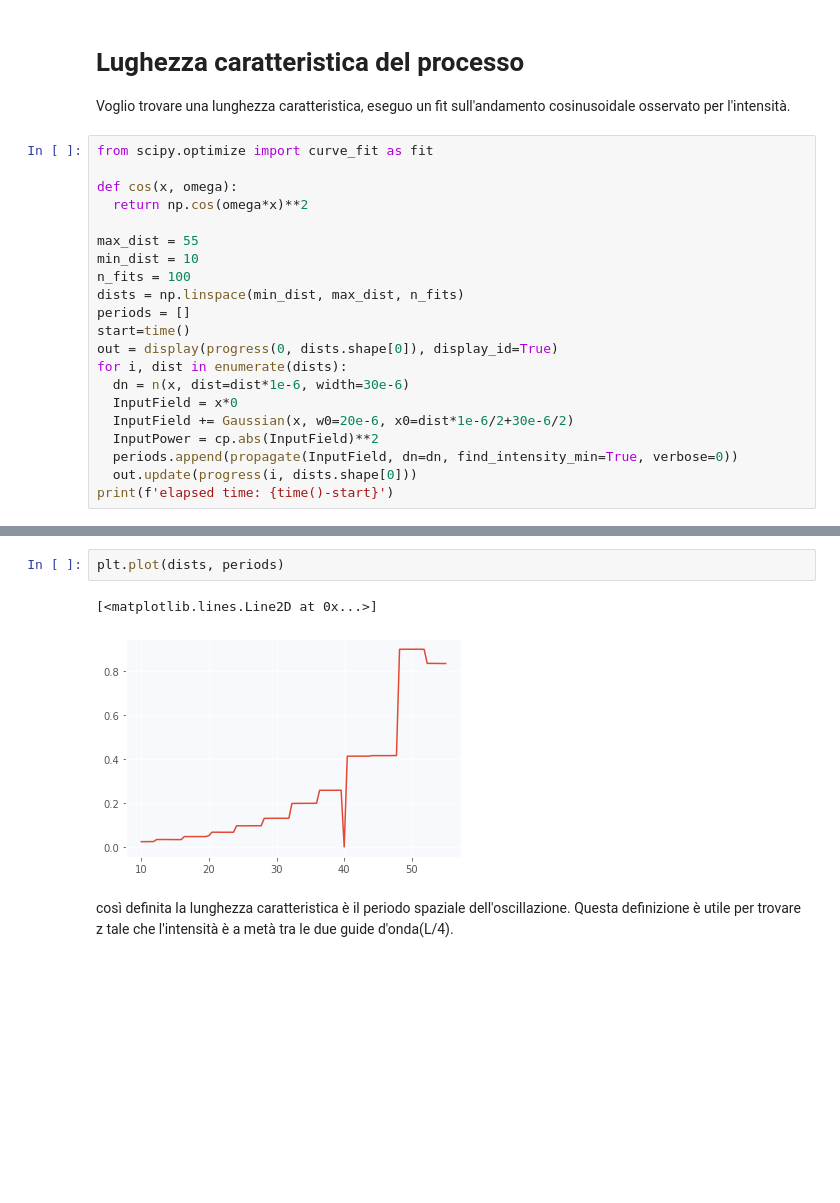
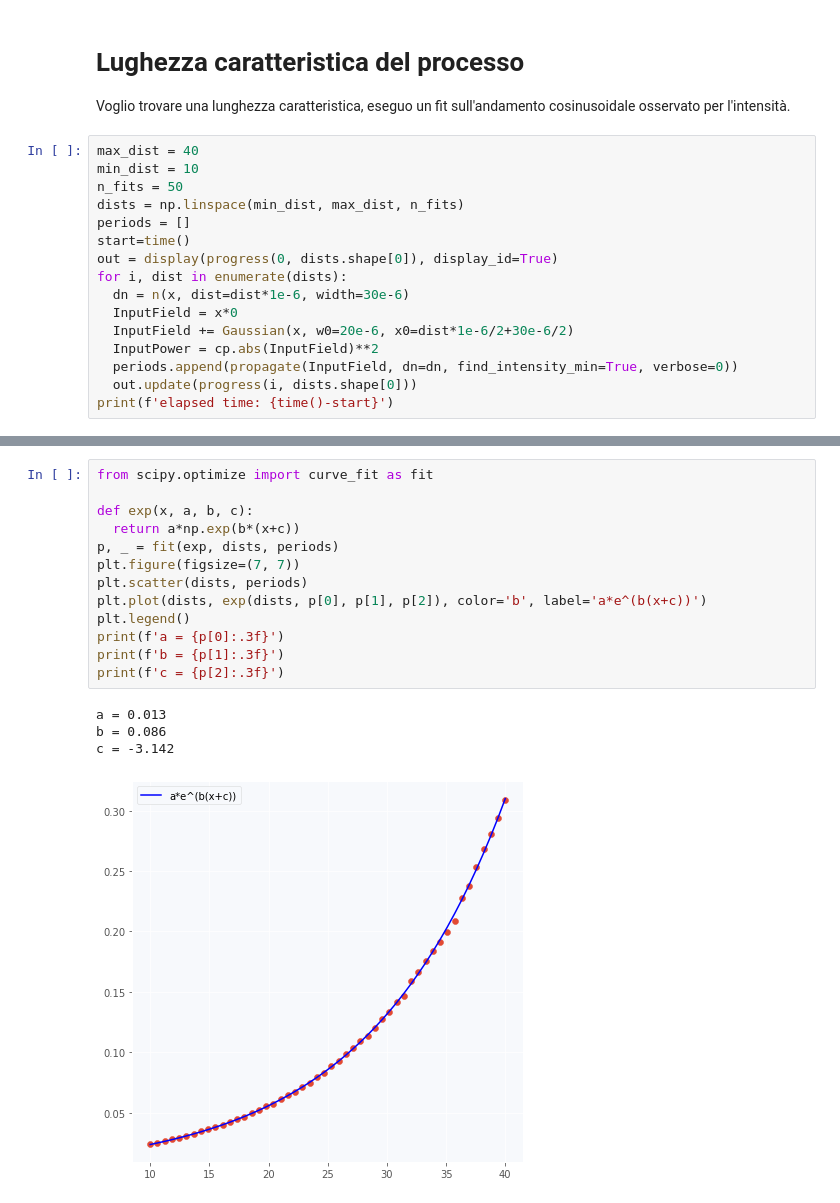
Before and after one commit to Unoaccaso/lab_projects, a Jupyter notebook: gioco_del_saltabuco.ipynb, the cells around one changed output, grey strips where cells are left out. Saved outputs shown, nothing was run; the diff lists cells and outputs as text; blank space fills up the shorter version.

```diff
--- a/gioco_del_saltabuco.ipynb
+++ b/gioco_del_saltabuco.ipynb
@@ -290,14 +293,9 @@ plt.legend()
 # Lughezza caratteristica del processo
 Voglio trovare una lunghezza caratteristica, eseguo un fit sull'andamento cosinusoidale osservato per l'intensità.
 # %%
-from scipy.optimize import curve_fit as fit
-
-def cos(x, omega):
-  return np.cos(omega*x)**2
-
-max_dist = 55
+max_dist = 40
 min_dist = 10
-n_fits = 100
+n_fits = 50
 dists = np.linspace(min_dist, max_dist, n_fits)
 periods = []
 start=time()
@@ -316,7 +314,18 @@ elapsed time: 291.0083427429199
-# %%
-plt.plot(dists, periods)
-# %% [output]
-[<matplotlib.lines.Line2D at 0x...>]
-[figure, removed]
-# %% [markdown]
-così definita la lunghezza caratteristica è il periodo spaziale dell'oscillazione. Questa definizione è utile per trovare z tale che l'intensità è a metà tra le due guide d'onda(L/4).
+# %%
+from scipy.optimize import curve_fit as fit
+
+def exp(x, a, b, c):
+  return a*np.exp(b*(x+c))
+p, _ = fit(exp, dists, periods)
+plt.figure(figsize=(7, 7))
+plt.scatter(dists, periods)
+plt.plot(dists, exp(dists, p[0], p[1], p[2]), color='b', label='a*e^(b(x+c))')
+plt.legend()
+print(f'a = {p[0]:.3f}')
+print(f'b = {p[1]:.3f}')
+print(f'c = {p[2]:.3f}')
+# %% [output]
+a = 0.013
+b = 0.086
+c = -3.142
+[figure, added]
```
Also changed, not shown: parts of 5 cells of this notebook.
